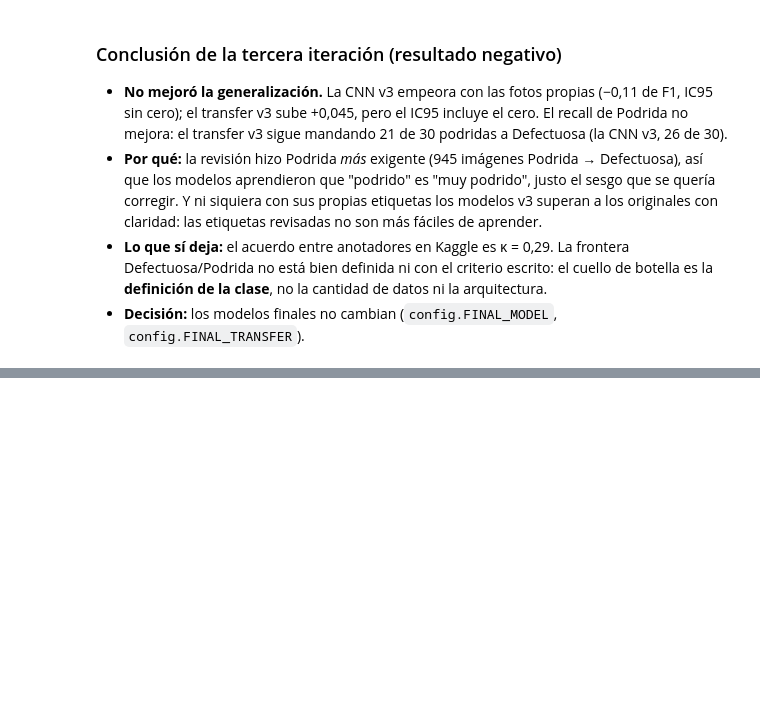
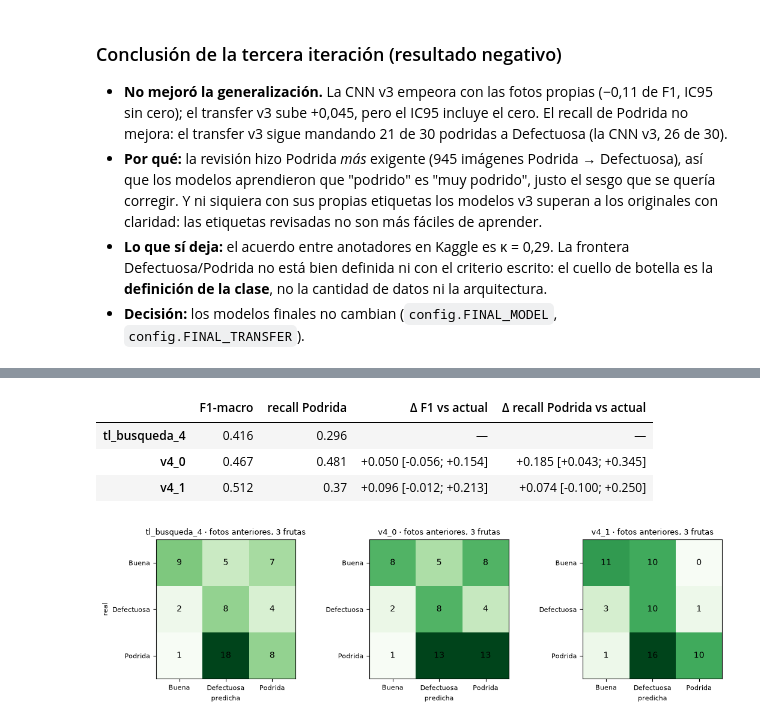
Before and after one commit to sjrengifo/fruit-quality-classification, a Jupyter notebook: notebooks/05_evaluation.ipynb, the cells around one changed output, grey strips where cells are left out. Cells and saved outputs as stored; diff of their text form; code cells hidden in the pictures; blank space fills up the shorter version.

Commit message:
Resultados de la cuarta iteración (3 frutas, fotos nuevas): documentados en CRISP-DM, informe y notebooks

```diff
--- a/notebooks/05_evaluation.ipynb
+++ b/notebooks/05_evaluation.ipynb
@@ -403,0 +411,6 @@ pd.DataFrame(cross).T
+# %%
+it4 = json.load(open(config.RESULTS_DIR / "iteracion4.json", encoding="utf-8"))
+pd.DataFrame({m: {"Buena → Buena": r["buena_como_buena"], "IC95": "[{:.2f}; {:.2f}]".format(*r["recall_buena_ic95"]),
+                  "Podrida detectada como dañada": r["podrida_detectada_como_danada"],
+                  "Podrida → Podrida": r["podrida_como_podrida"], "limones (fuera de alcance)": it4["nov24_limon"][m]}
+              for m, r in it4["nov24"].items()}).T
@@ -403,0 +422,29 @@ pd.DataFrame(cross).T
+# %%
+fmt = "{:+.3f} [{:+.3f}; {:+.3f}]".format
+base = it4["modelos"][0]
+pd.DataFrame({m: {"F1-macro": r["f1_macro"], "recall Podrida": r["recall_podrida"],
+                  "Δ F1 vs actual": fmt(*r[f"dif_f1_vs_{base}"]) if m != base else "—",
+                  "Δ recall Podrida vs actual": fmt(*r[f"dif_recall_podrida_vs_{base}"]) if m != base else "—"}
+              for m, r in it4["externa_3_frutas"].items()}).T
+# %% [output]
+|  | F1-macro | recall Podrida | Δ F1 vs actual | Δ recall Podrida vs actual |
+| tl_busqueda_4 | 0.416 | 0.296 | — | — |
+| v4_0 | 0.467 | 0.481 | +0.050 [-0.056; +0.154] | +0.185 [+0.043; +0.345] |
+| v4_1 | 0.512 | 0.37 | +0.096 [-0.012; +0.213] | +0.074 [-0.100; +0.250] |
+# %%
+fig, axes = plt.subplots(1, 3, figsize=(11, 3.2))
+for ax, (m, r) in zip(axes, it4["externa_3_frutas"].items()):
+    cm = np.array(r["matriz_confusion"])
+    ax.imshow(cm, cmap="Greens")
+    for i in range(3):
+        for j in range(3):
+            ax.text(j, i, cm[i, j], ha="center", va="center", fontsize=10)
+    ax.set_xticks(range(3), C, fontsize=8)
+    ax.set_yticks(range(3), C, fontsize=8)
+    ax.set_title(f"{m} · fotos anteriores, 3 frutas", fontsize=9)
+    ax.set_xlabel("predicha", fontsize=8)
+axes[0].set_ylabel("real", fontsize=8)
+plt.tight_layout()
+save(fig, "iteracion4_matrices")
+# %% [output]
+[figure, added]
```
Also changed, not shown: parts of 4 cells of this notebook, 11 other files.
